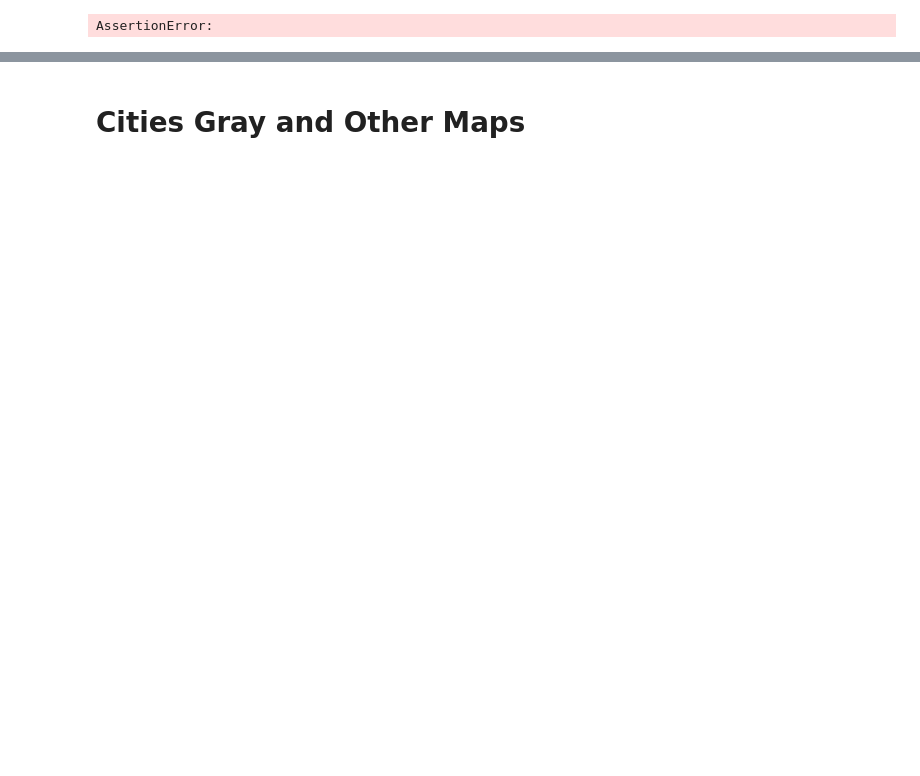
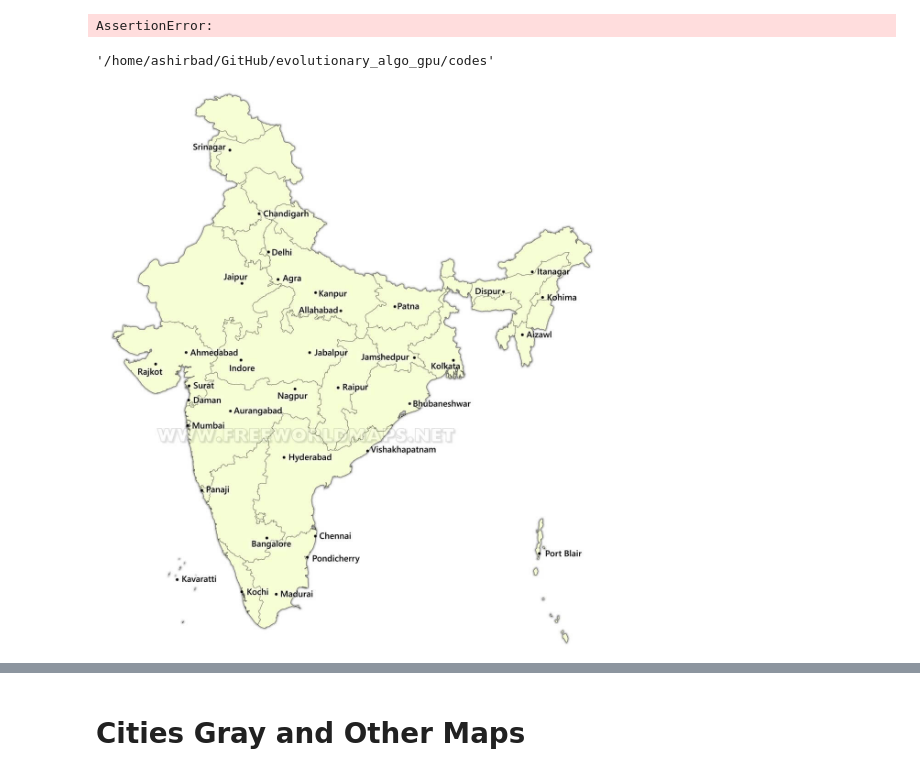
Before and after one commit to Ashirbad-Sarangi/evolutionary_algo_gpu, a Jupyter notebook: codes/process_maps.ipynb, the cells around one changed output, grey strips where cells are left out. Saved outputs shown, nothing was run; the diff lists cells and outputs as text; code cells hidden in the pictures; blank space fills up the shorter version.

```diff
--- a/codes/process_maps.ipynb
+++ b/codes/process_maps.ipynb
@@ -153,3 +153,12 @@ map_states_gray_copy
 assert False
 # %% [output]
 AssertionError:
+# %%
+os.getcwd()
+# %% [output]
+'/home/ashirbad/GitHub/evolutionary_algo_gpu/codes'
+# %%
+map_cities = image.open("../data/pictures/india-cities-map.jpg")
+map_cities
+# %% [output]
+[figure, added]
```
Also changed, not shown: parts of 4 cells of this notebook, 3 other files.
